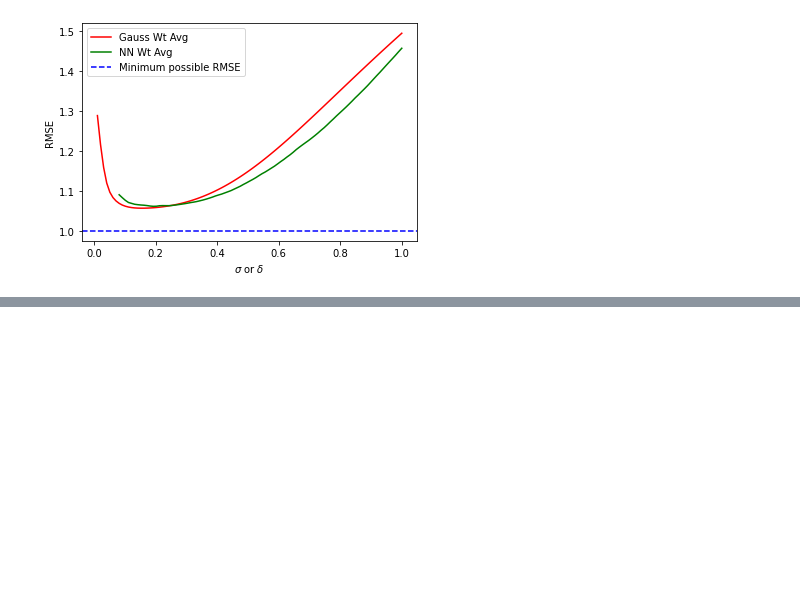
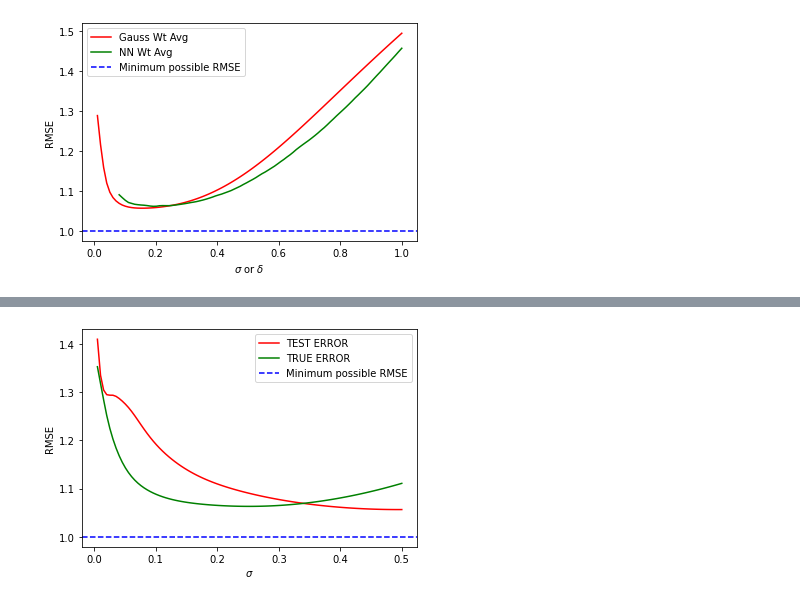
Before and after one commit to mcnica89/DATA6100, a Jupyter notebook: Weighted_Average_Estimates.ipynb, the cells around one changed output, grey strips where cells are left out. Cells and saved outputs as stored; diff of their text form; code cells hidden in the pictures; blank space fills up the shorter version.

```diff
--- a/Weighted_Average_Estimates.ipynb
+++ b/Weighted_Average_Estimates.ipynb
@@ -174,0 +248,4 @@ plot_RMSE_vs_Val(0.00001,1,show_const=False)
+# %%
+plot_Test_RMSE_vs_Val(0.0001,0.5,False)
+# %% [output]
+[figure, added]
```
Also changed, not shown: parts of 6 cells of this notebook.
